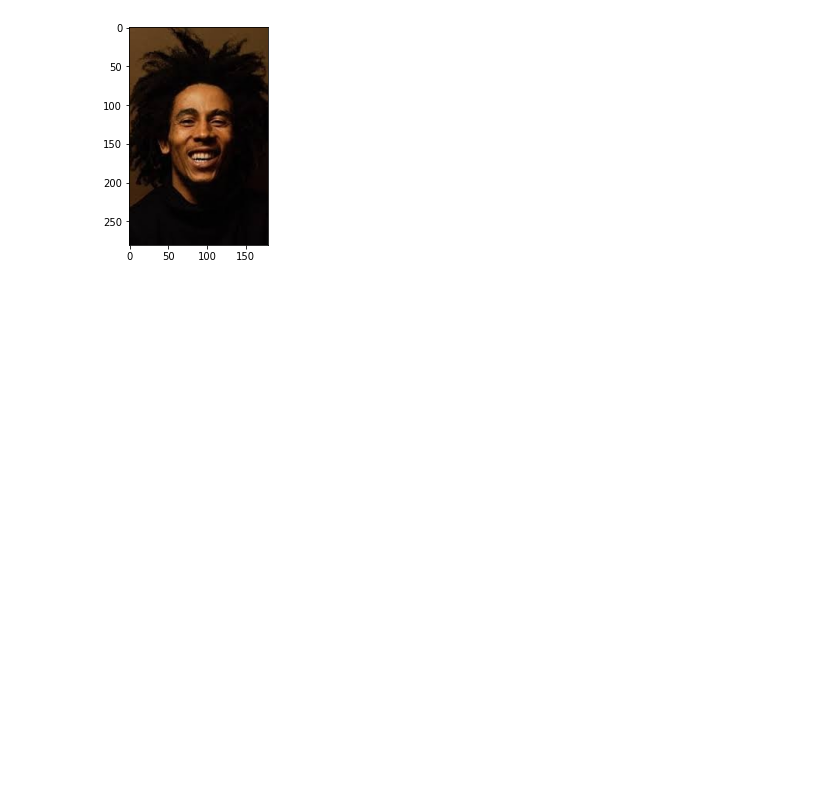
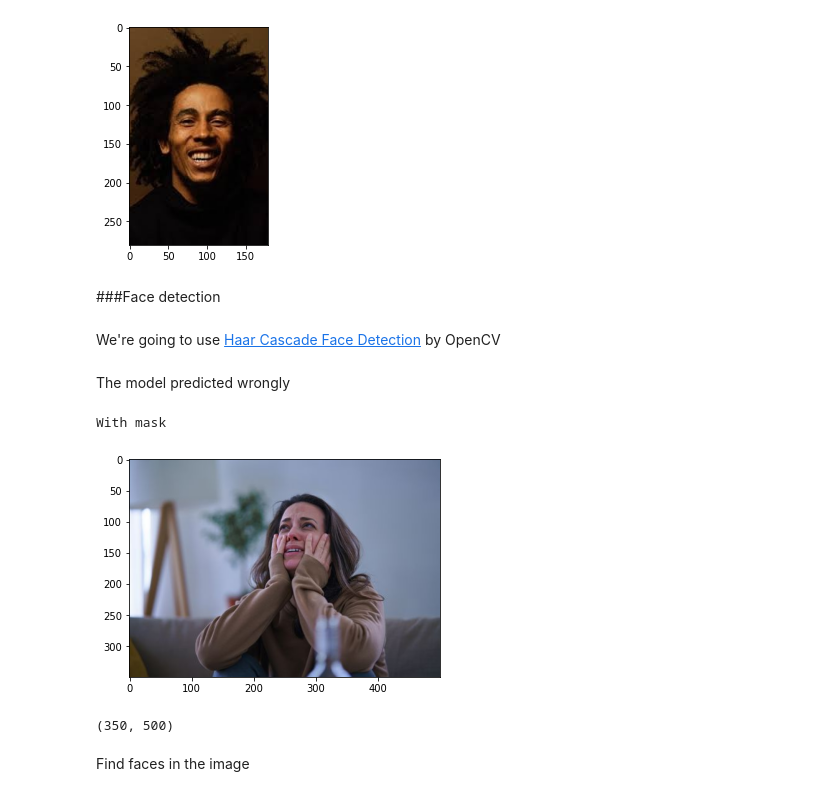
Before and after one commit to thiagolermen/facemask-detection-v1, a Jupyter notebook: FaceMaskDetection.ipynb, the cells around one changed output. Drawn from its saved outputs; the diff is of its cells as text; code cells hidden in the pictures; blank space fills up the shorter version.

Commit message:
updated: face detection using haar cascade

```diff
--- a/FaceMaskDetection.ipynb
+++ b/FaceMaskDetection.ipynb
@@ -413,3 +402,23 @@ else:
 # %% [output]
 Without mask
 [figure]
+# %% [markdown]
+###Face detection
+# %% [markdown]
+We're going to use [Haar Cascade Face Detection](https://github.com/opencv/opencv/tree/master/data/haarcascades) by OpenCV
+# %% [markdown]
+The model predicted wrongly
+# %%
+frame = cv2.imread('without6.jpg')
+plt.imshow(cv2.cvtColor(frame, cv2.COLOR_BGR2RGB))
+final_image = cv2.resize(frame, (224,224))
+final_image = np.expand_dims(final_image, axis=0) # needs fourth dimension
+final_image = final_image/255.0
+predictions = new_model.predict(final_image)
+if predictions[0] < 0.5:
+  print("With mask")
+else:
+  print("Without mask")
+# %% [output]
+With mask
+[figure, added]
@@ -415,0 +429,6 @@ Without mask
+# %%
+gray.shape
+# %% [output]
+(350, 500)
+# %% [markdown]
+Find faces in the image
```
Also changed, not shown: parts of 22 cells of this notebook.
